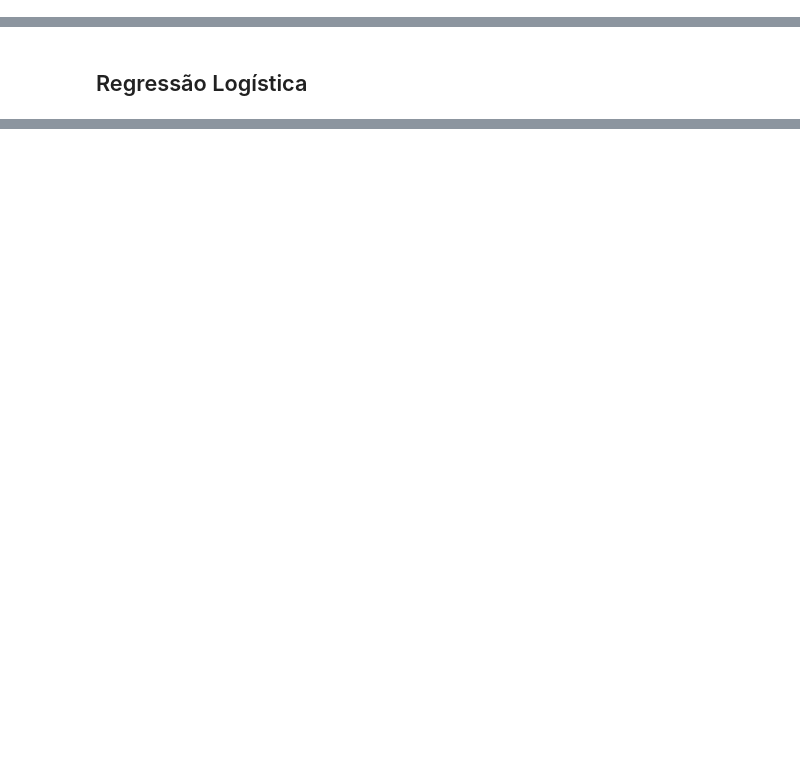
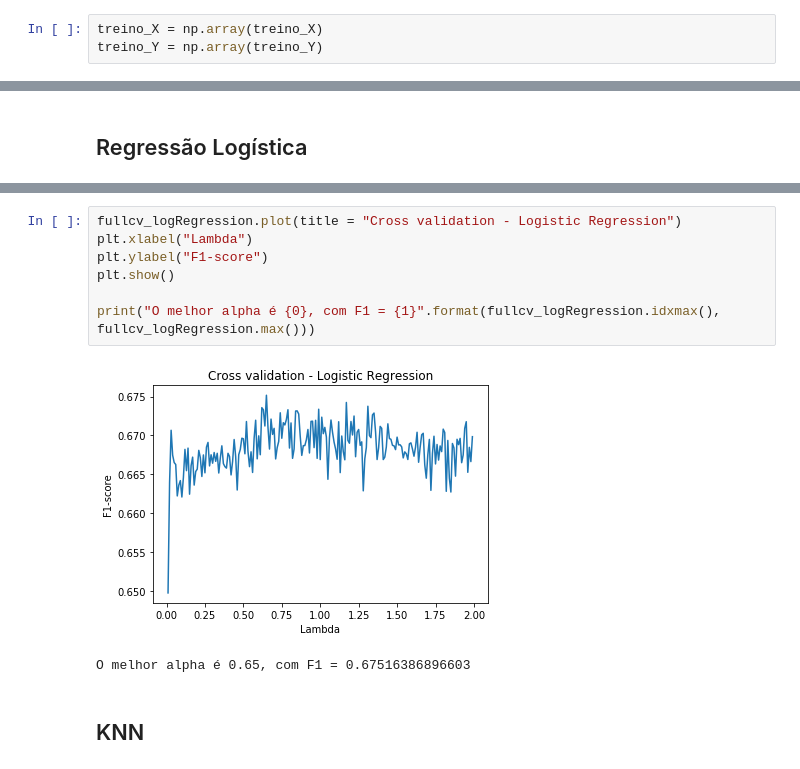
Before and after one commit to RenatoEly/aprendizagemDeMaquina, a Jupyter notebook: Ex4/previsao_deputados.ipynb, the cells around one changed output, grey strips where cells are left out. Cells and saved outputs as stored; diff of their text form; blank space fills up the shorter version.

```diff
--- a/Ex4/previsao_deputados.ipynb
+++ b/Ex4/previsao_deputados.ipynb
@@ -48,0 +54,3 @@ A seguir inicio o treinamento de alguns modelos a partir dos dados filtrados.
+# %%
+treino_X = np.array(treino_X)
+treino_Y = np.array(treino_Y)
@@ -91,0 +119,12 @@ O melhor alpha é 0.29000000000000004, com F1 = 0.8904568193197149
+# %%
+fullcv_logRegression.plot(title = "Cross validation - Logistic Regression")
+plt.xlabel("Lambda")
+plt.ylabel("F1-score")
+plt.show()
+
+print("O melhor alpha é {0}, com F1 = {1}".format(fullcv_logRegression.idxmax(), fullcv_logRegression.max()))
+# %% [output]
+[figure, added]
+O melhor alpha é 0.65, com F1 = 0.67516386896603
+# %% [markdown]
+## KNN
```
Also changed, not shown: parts of 24 cells of this notebook.
